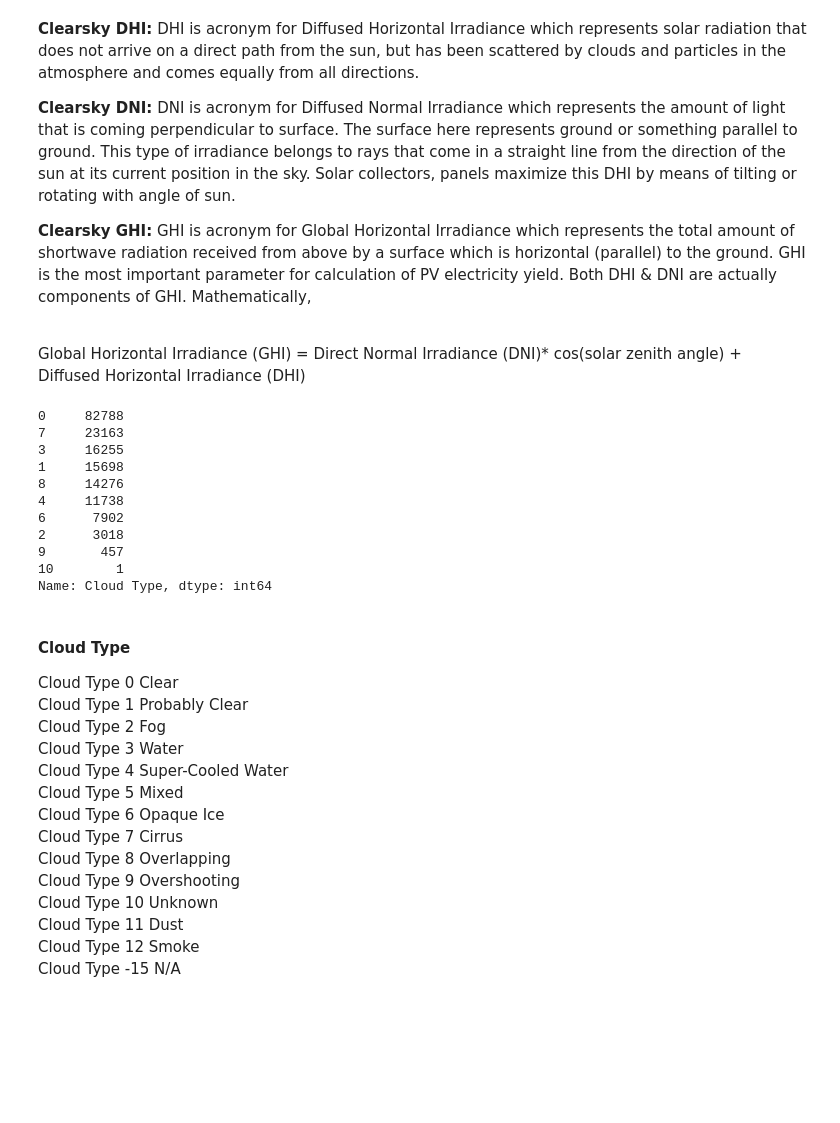
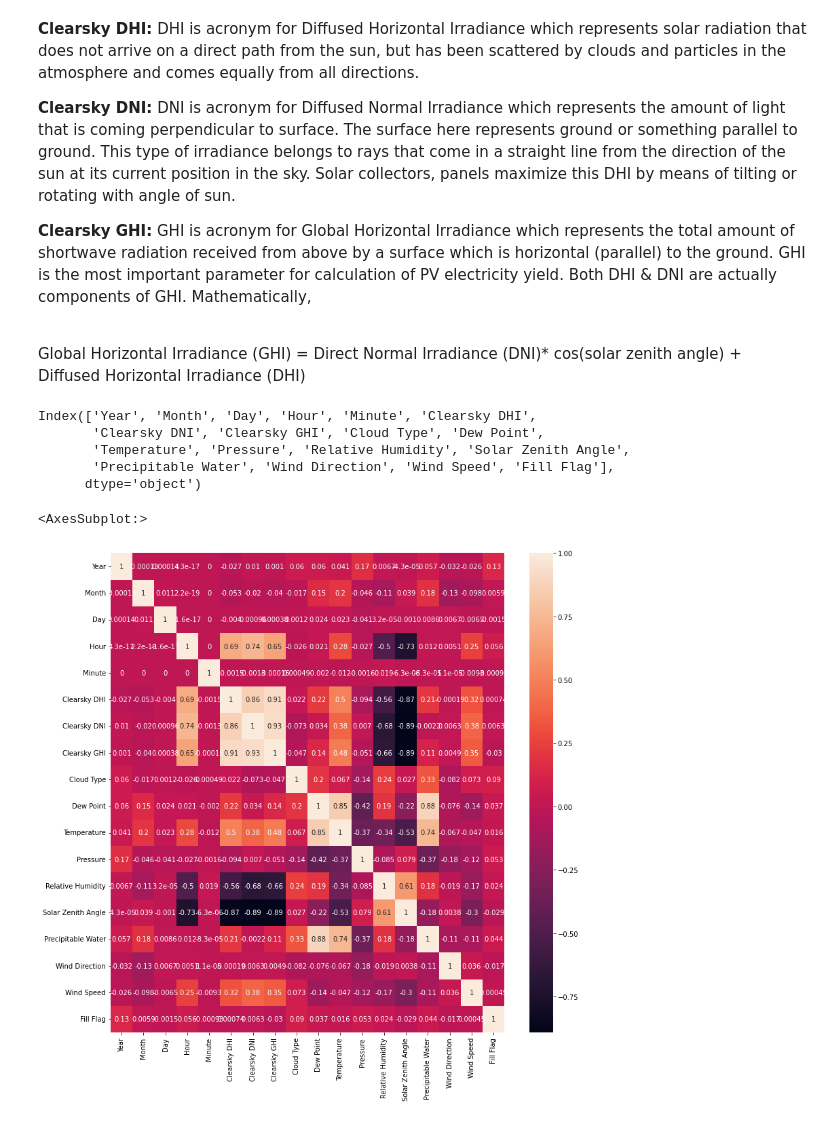
Before and after one commit to ashwiniyer176/WIPRO-Sustainability-Challenge, a Jupyter notebook: notebooks/Data Cleaning.ipynb, the cells around one changed output. Drawn from its saved outputs; the diff is of its cells as text; code cells hidden in the pictures; blank space fills up the shorter version.

```diff
--- a/notebooks/Data Cleaning.ipynb
+++ b/notebooks/Data Cleaning.ipynb
@@ -108,33 +108,11 @@ ax[2].hist(train_df['Clearsky GHI'],bins=25)
 **Clearsky GHI:** GHI is acronym for Global Horizontal Irradiance which represents the total amount of shortwave radiation received from above by a surface which is horizontal (parallel) to the ground. GHI is the most important parameter for calculation of PV electricity yield. Both DHI & DNI are actually components of GHI. Mathematically, <br><br>
 
 Global Horizontal Irradiance (GHI) = Direct Normal Irradiance (DNI)* cos(solar zenith angle)  +  Diffused Horizontal Irradiance (DHI)
-# %%
-train_df['Cloud Type'].value_counts()
-# %% [output]
-0     82788
-7     23163
-3     16255
-1     15698
-8     14276
-4     11738
-6      7902
-2      3018
-9       457
-10        1
-Name: Cloud Type, dtype: int64
-# %% [markdown]
-#### Cloud Type
-Cloud Type 0    Clear <br>
-Cloud Type 1    Probably Clear<br>
-Cloud Type 2    Fog<br>
-Cloud Type 3    Water<br>
-Cloud Type 4    Super-Cooled Water<br>
-Cloud Type 5    Mixed<br>
-Cloud Type 6    Opaque Ice<br>
-Cloud Type 7    Cirrus<br>
-Cloud Type 8    Overlapping<br>
-Cloud Type 9    Overshooting<br>
-Cloud Type 10    Unknown<br>
-Cloud Type 11    Dust<br>
-Cloud Type 12    Smoke<br>
-Cloud Type -15    N/A<br>
+# %%
+train_df.columns
+# %% [output]
+Index(['Year', 'Month', 'Day', 'Hour', 'Minute', 'Clearsky DHI',
+       'Clearsky DNI', 'Clearsky GHI', 'Cloud Type', 'Dew Point',
+       'Temperature', 'Pressure', 'Relative Humidity', 'Solar Zenith Angle',
+       'Precipitable Water', 'Wind Direction', 'Wind Speed', 'Fill Flag'],
+      dtype='object')
@@ -140,0 +121,6 @@ Cloud Type -15    N/A<br>
+# %%
+plt.figure(figsize=(13,13))
+sns.heatmap(train_df.corr(),annot=True)
+# %% [output]
+<AxesSubplot:>
+[figure, added]
```
Also changed, not shown: parts of 7 cells of this notebook, 6 other files.
